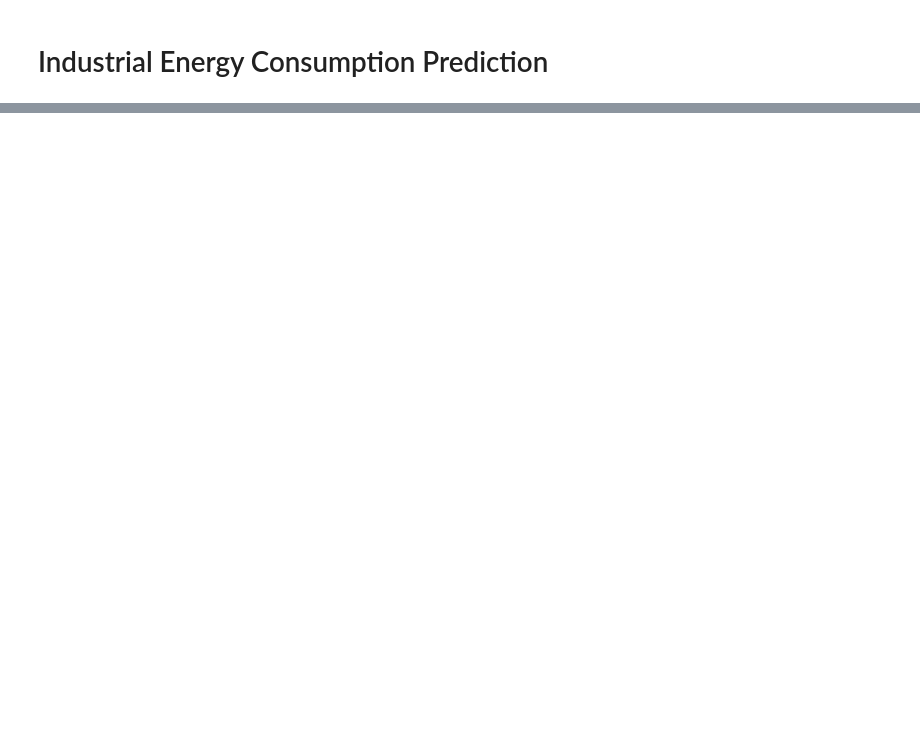
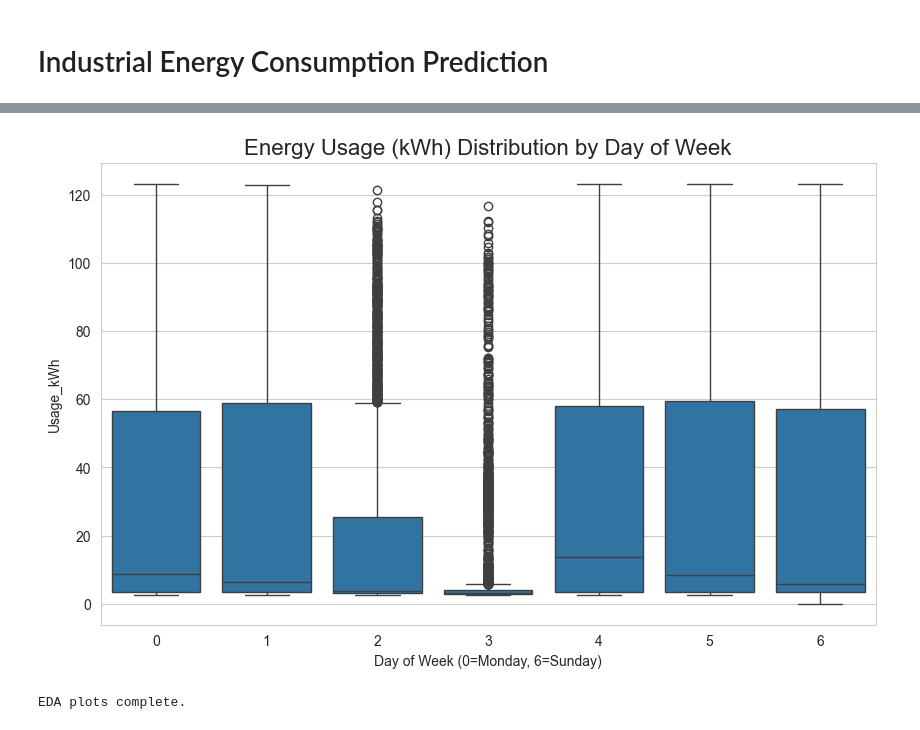
Before and after one commit to vishnundev/industrial-energy-consumption-forecasting, a Jupyter notebook: notebooks/Industrial_Energy_Consumption_Prediction.ipynb, the cells around one changed output, grey strips where cells are left out. Cells and saved outputs as stored; diff of their text form; code cells hidden in the pictures; blank space fills up the shorter version.

```diff
--- a/notebooks/Industrial_Energy_Consumption_Prediction.ipynb
+++ b/notebooks/Industrial_Energy_Consumption_Prediction.ipynb
@@ -107,0 +85,14 @@ X = df.drop('Usage_kWh', axis=1)
+# %%
+# 3. Boxplot of Usage by Day of Week
+# This shows if there is a weekly pattern (e.g., weekends vs. weekdays)
+plt.figure(figsize=(10, 6))
+sns.boxplot(x='Day_of_week', y='Usage_kWh', data=data)
+plt.title('Energy Usage (kWh) Distribution by Day of Week', fontsize=16)
+plt.xlabel('Day of Week (0=Monday, 6=Sunday)')
+plt.ylabel('Usage_kWh')
+plt.show()
+
+print("EDA plots complete.")
+# %% [output]
+[figure, added]
+EDA plots complete.
```
Also changed, not shown: parts of 25 cells of this notebook, 2 other files.
